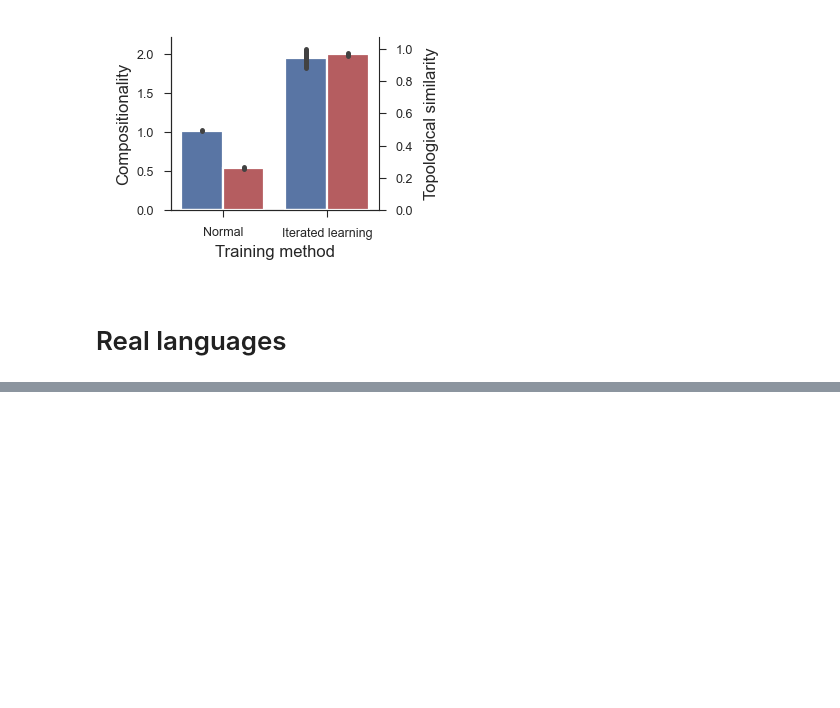
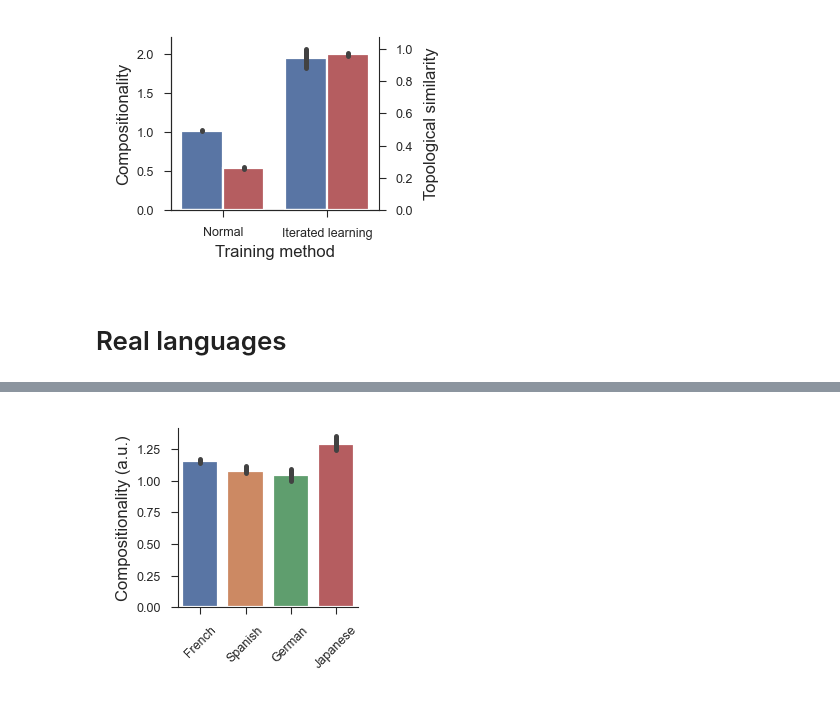
Before and after one commit to EricElmoznino/complexity_compositionality, a Jupyter notebook: papers/idea_preprint/notebook.ipynb, the cells around one changed output, grey strips where cells are left out. Drawn from its saved outputs; the diff is of its cells as text; code cells hidden in the pictures; blank space fills up the shorter version.

```diff
--- a/papers/idea_preprint/notebook.ipynb
+++ b/papers/idea_preprint/notebook.ipynb
@@ -797,0 +804,26 @@ plt.show()
+# %%
+data_results = data_results[data_results["language"] != "english"]
+data_results["language"] = data_results["language"].str.capitalize()
+data_results["Compositionality"] = (
+    data_results["K/K(Data)"].max() / data_results["K/K(Data)"]
+)  # Numerator is arbitrary K(Z)
+
+fig, ax = plt.subplots(nrows=1, ncols=1, figsize=(1.3, 1.3))
+
+sns.barplot(
+    data=data_results,
+    x="language",
+    y="Compositionality",
+    hue="language",
+    order=["French", "Spanish", "German", "Japanese"],
+    hue_order=["French", "Spanish", "German", "Japanese"],
+    ax=ax,
+)
+
+ax.set(ylabel="Compositionality (a.u.)", xlabel=None)
+ax.tick_params(axis='x', labelrotation=45)
+
+fig.savefig("saved/natural_languages_results.pdf")
+plt.show()
+# %% [output]
+[figure, added]
```
Also changed, not shown: parts of 4 cells of this notebook, 4 other files.
